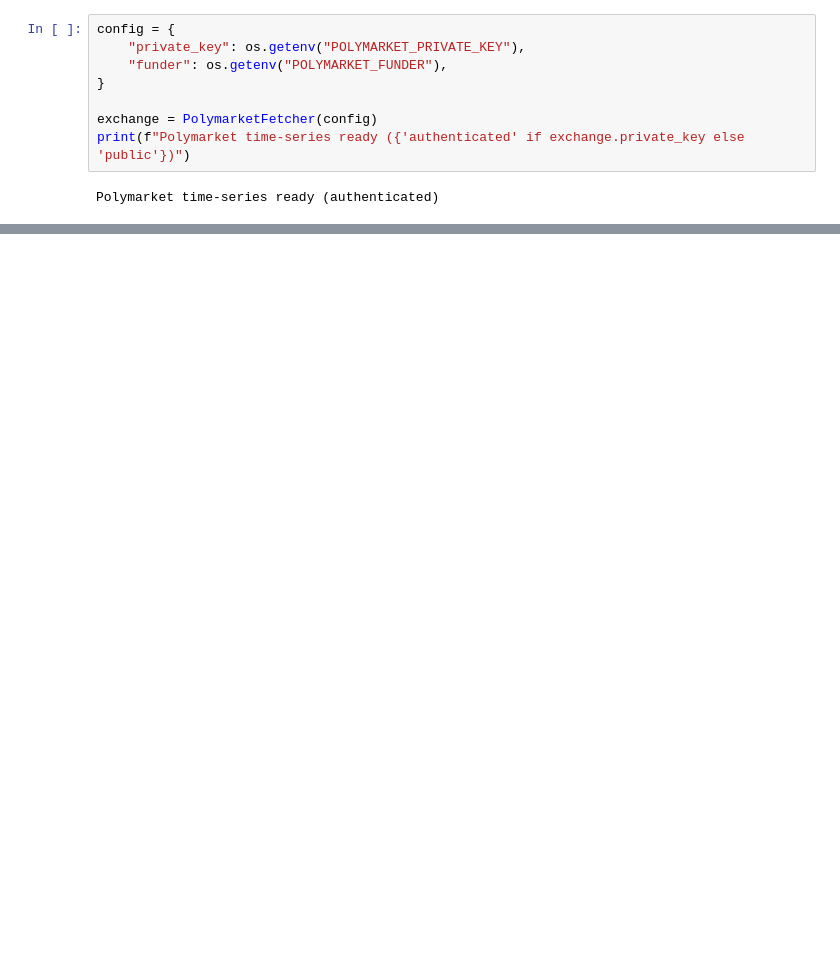
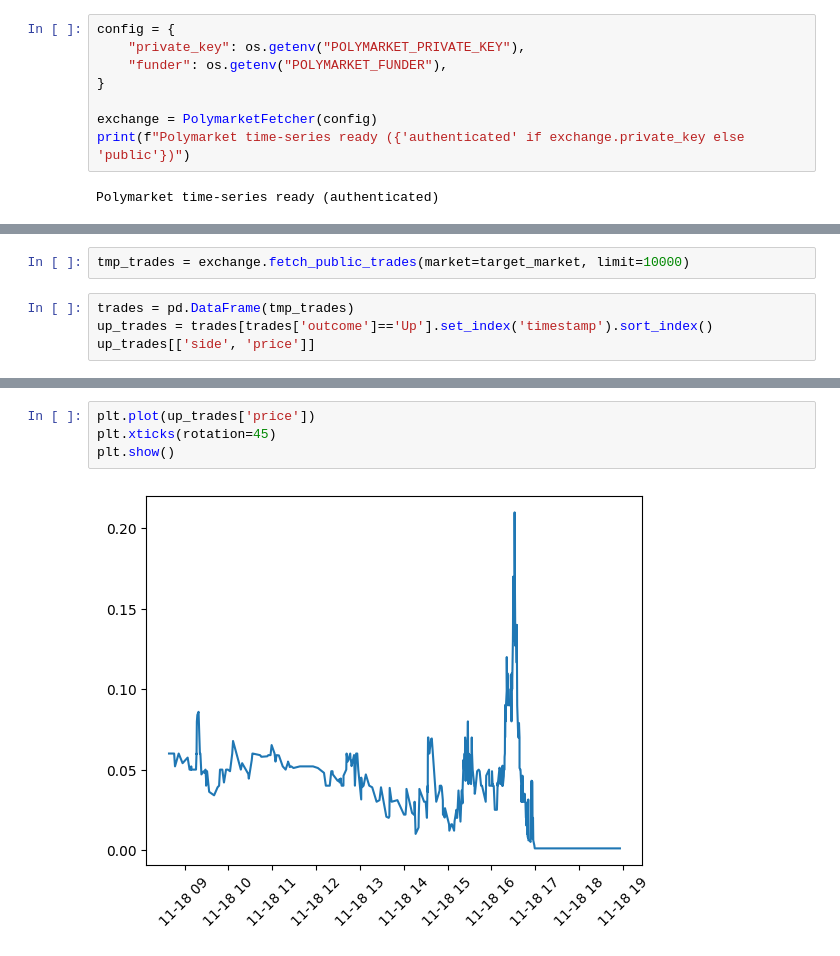
Before and after one commit to guzus/dr-manhattan, a Jupyter notebook: backtest/polymarket_fetcher_test.ipynb, the cells around one changed output, grey strips where cells are left out. Cells and saved outputs as stored; diff of their text form; blank space fills up the shorter version.

```diff
--- a/backtest/polymarket_fetcher_test.ipynb
+++ b/backtest/polymarket_fetcher_test.ipynb
@@ -168,0 +70,6 @@ plt.axhline(0.5)
+# %%
+tmp_trades = exchange.fetch_public_trades(market=target_market, limit=10000)
+# %%
+trades = pd.DataFrame(tmp_trades)
+up_trades = trades[trades['outcome']=='Up'].set_index('timestamp').sort_index()
+up_trades[['side', 'price']]
@@ -168,0 +91,6 @@ plt.axhline(0.5)
+# %%
+plt.plot(up_trades['price'])
+plt.xticks(rotation=45)
+plt.show()
+# %% [output]
+[figure, added]
```
Also changed, not shown: parts of 9 cells of this notebook, 1 other file.
